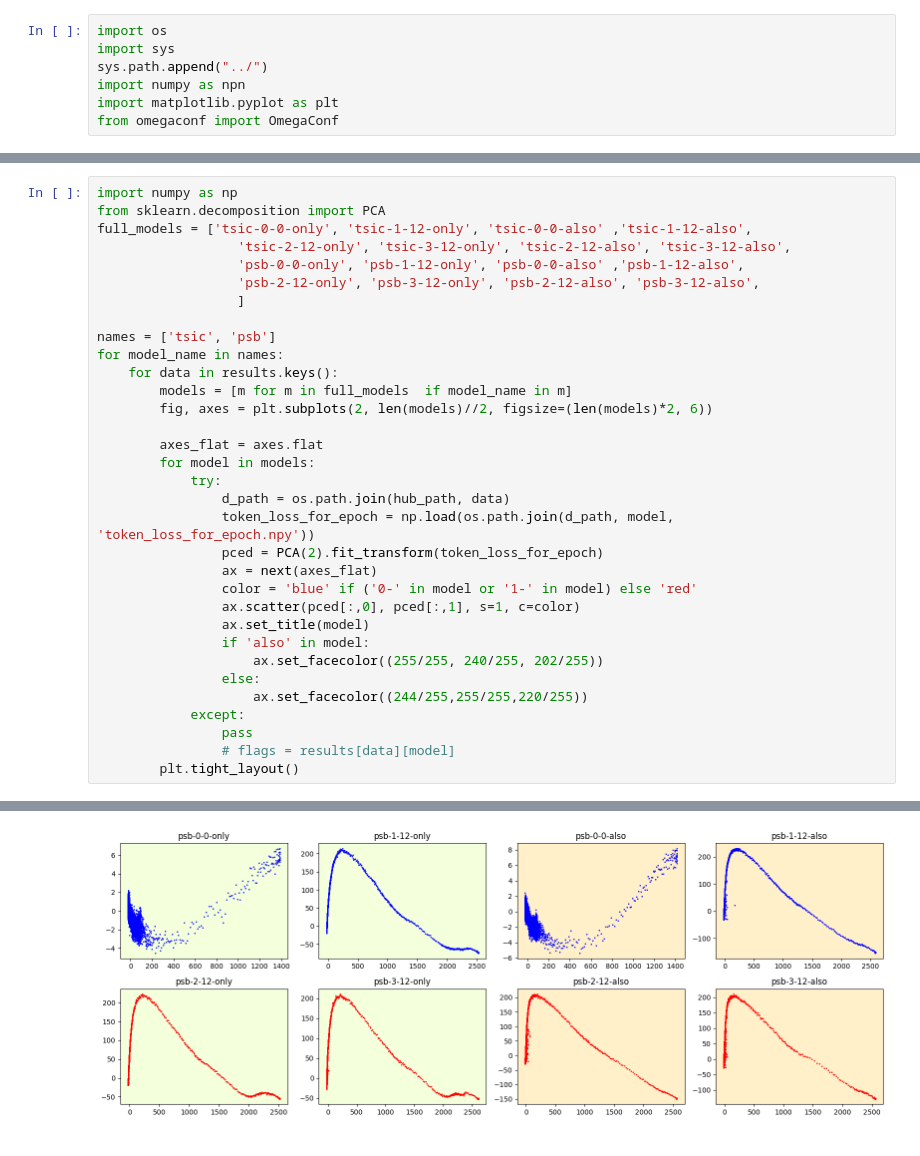
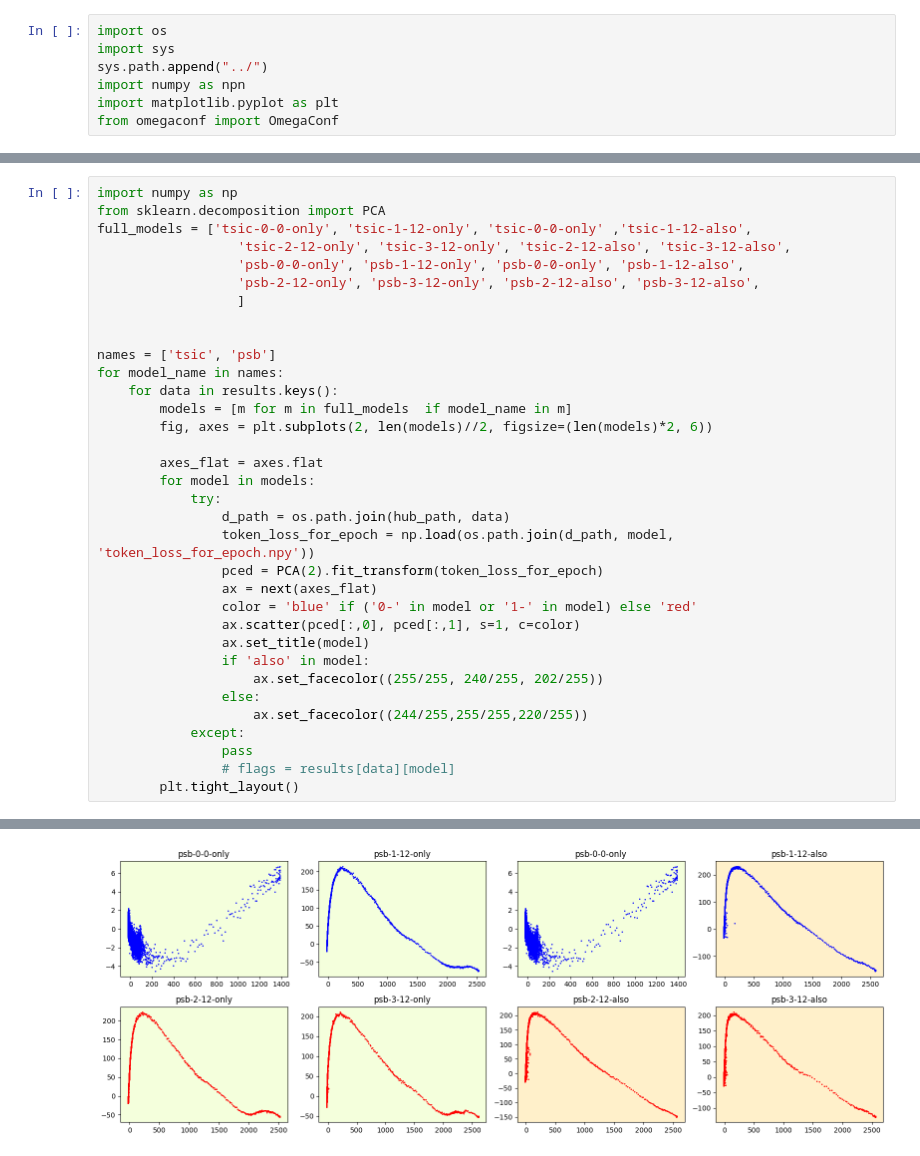
Before and after one commit to fxnnxc/kcc_in_context_timeseries, a Jupyter notebook: notebooks/loss_pca.ipynb, the cells around one changed output, grey strips where cells are left out. Drawn from its saved outputs; the diff is of its cells as text.

```diff
--- a/notebooks/loss_pca.ipynb
+++ b/notebooks/loss_pca.ipynb
@@ -35,11 +33,12 @@ for data in os.listdir(hub_path):
 # %%
 import numpy as np
 from sklearn.decomposition import PCA
-full_models = ['tsic-0-0-only', 'tsic-1-12-only', 'tsic-0-0-also' ,'tsic-1-12-also',
+full_models = ['tsic-0-0-only', 'tsic-1-12-only', 'tsic-0-0-only' ,'tsic-1-12-also',
                   'tsic-2-12-only', 'tsic-3-12-only', 'tsic-2-12-also', 'tsic-3-12-also',
-                  'psb-0-0-only', 'psb-1-12-only', 'psb-0-0-also' ,'psb-1-12-also',
+                  'psb-0-0-only', 'psb-1-12-only', 'psb-0-0-only', 'psb-1-12-also',
                   'psb-2-12-only', 'psb-3-12-only', 'psb-2-12-also', 'psb-3-12-also',
                   ]
+
 
 names = ['tsic', 'psb']
 for model_name in names:
@@ -70 +69 @@ for model_name in names:
-[figure, old version]
+[figure, new version]
```
Also changed, not shown: parts of 2 cells of this notebook, 1 other file.
